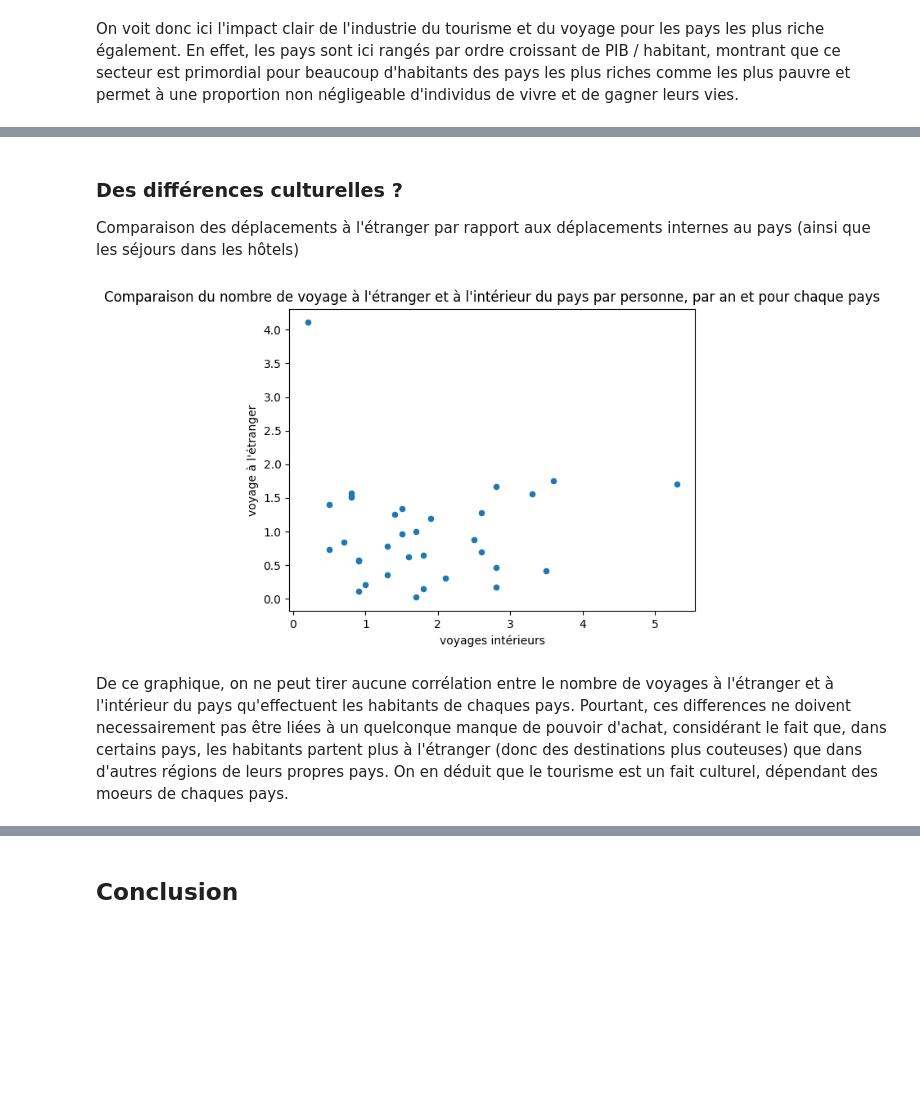
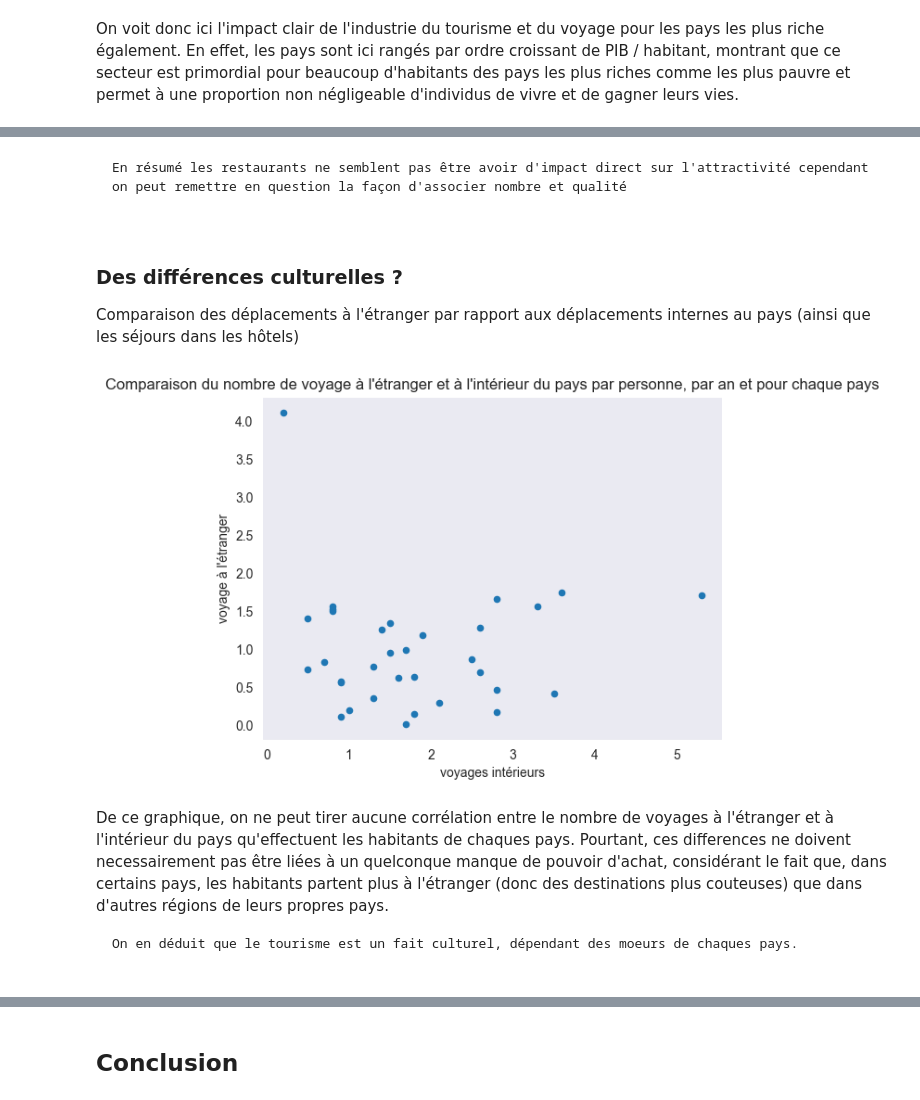
Before and after one commit to BONNET-Quentin/Projet-info, a Jupyter notebook: Projet.ipynb, the cells around one changed output, grey strips where cells are left out. Cells and saved outputs as stored; diff of their text form; code cells hidden in the pictures; blank space fills up the shorter version.

`````diff
--- a/Projet.ipynb
+++ b/Projet.ipynb
@@ -126,0 +213,2 @@ Cependant, on vient de montrer que les pays riches sont également dépendant de
+# %%
+sns.set_style('darkgrid') #pour un meilleur fond
@@ -127,3 +335,6 @@ Cependant, on vient de montrer que les pays riches sont également dépendant de
+# %% [markdown]
+````{admonition}
+En résumé les restaurants ne semblent pas être avoir d'impact direct sur l'attractivité cependant on peut remettre en question la façon d'associer nombre et qualité
 # %% [markdown]
 ### Des différences culturelles ?
 
@@ -131,13 +342,15 @@ Comparaison des déplacements à l'étranger par rapport aux déplacements inter
 # %%
 voyages=df.loc[df["Nombre de voyages des habitants dans un autre endroit du pays par an"].notna() & df["Nombre de départs à l'étranger par an pour 1000 habitants"].notna(), ["Nombre de départs à l'étranger par an pour 1000 habitants","Nombre de voyages des habitants dans un autre endroit du pays par an"]]
 voyages["/1000"]=voyages["Nombre de départs à l'étranger par an pour 1000 habitants"]/1000
 voyages.plot.scatter(x="Nombre de voyages des habitants dans un autre endroit du pays par an", y="/1000", title="Comparaison du nombre de voyage à l'étranger et à l'intérieur du pays par personne, par an et pour chaque pays", xlabel="voyages intérieurs", ylabel="voyage à l'étranger")
+plt.grid()
 plt.show()
 # %% [output]
-[figure, old version]
+[figure, new version]
 # %% [markdown]
 De ce graphique, on ne peut tirer  aucune corrélation entre le nombre de voyages à l'étranger et à l'intérieur du pays qu'effectuent les habitants de chaques pays.
 Pourtant, ces differences ne doivent necessairement pas être liées à un quelconque manque de pouvoir d'achat, considérant le fait que, dans certains pays, les habitants partent plus à l'étranger (donc des destinations plus couteuses) que dans d'autres régions de leurs propres pays.
+````{admonition}
 On en déduit que le tourisme est un fait culturel, dépendant des moeurs de chaques pays.
 # %%
 def histogramme(titre = None, X=None, Y=None, titrex=None, titrey=None, tri=None, glabel : list = None):
`````
Also changed, not shown: parts of 65 cells of this notebook.
